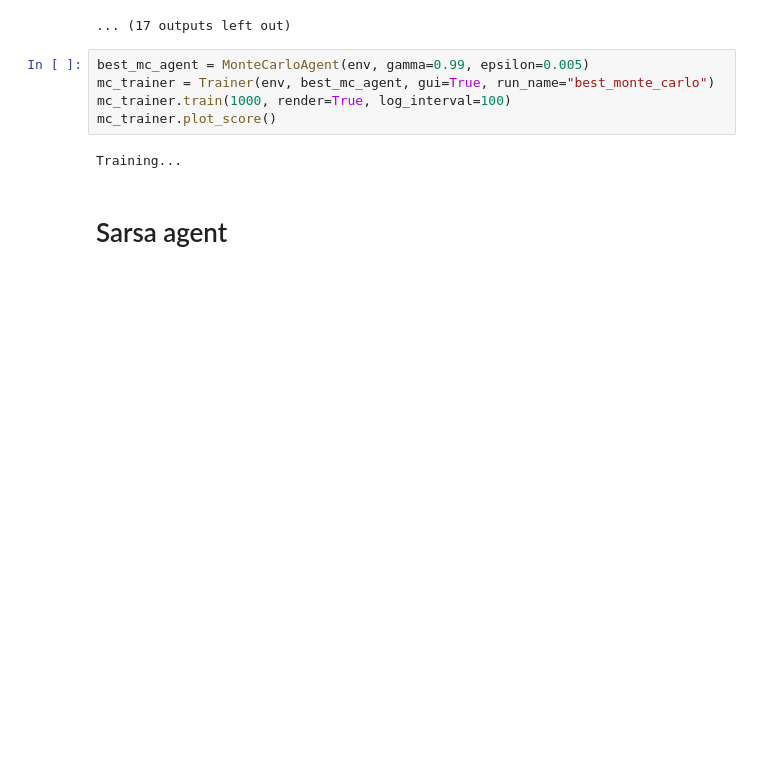
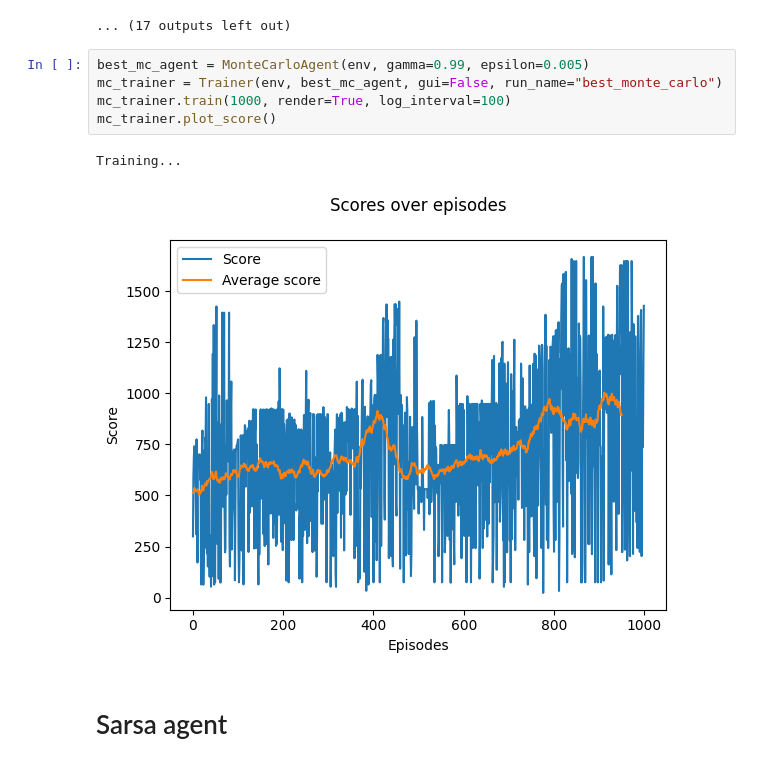
Before and after one commit to Ramlaoui/rl-pacman, a Jupyter notebook: notebooks/play.ipynb, the cells around one changed output. Saved outputs shown, nothing was run; the diff lists cells and outputs as text; blank space fills up the shorter version.

```diff
--- a/notebooks/play.ipynb
+++ b/notebooks/play.ipynb
@@ -174,11 +173,12 @@ Training...
 ... (17 outputs left out)
 # %%
 best_mc_agent = MonteCarloAgent(env, gamma=0.99, epsilon=0.005)
-mc_trainer = Trainer(env, best_mc_agent, gui=True, run_name="best_monte_carlo")
+mc_trainer = Trainer(env, best_mc_agent, gui=False, run_name="best_monte_carlo")
 mc_trainer.train(1000, render=True, log_interval=100)
 mc_trainer.plot_score()
 # %% [output]
 Training...
+[figure, added]
 # %% [markdown]
 # Sarsa agent
 # %%
```
Also changed, not shown: parts of 11 cells of this notebook.
